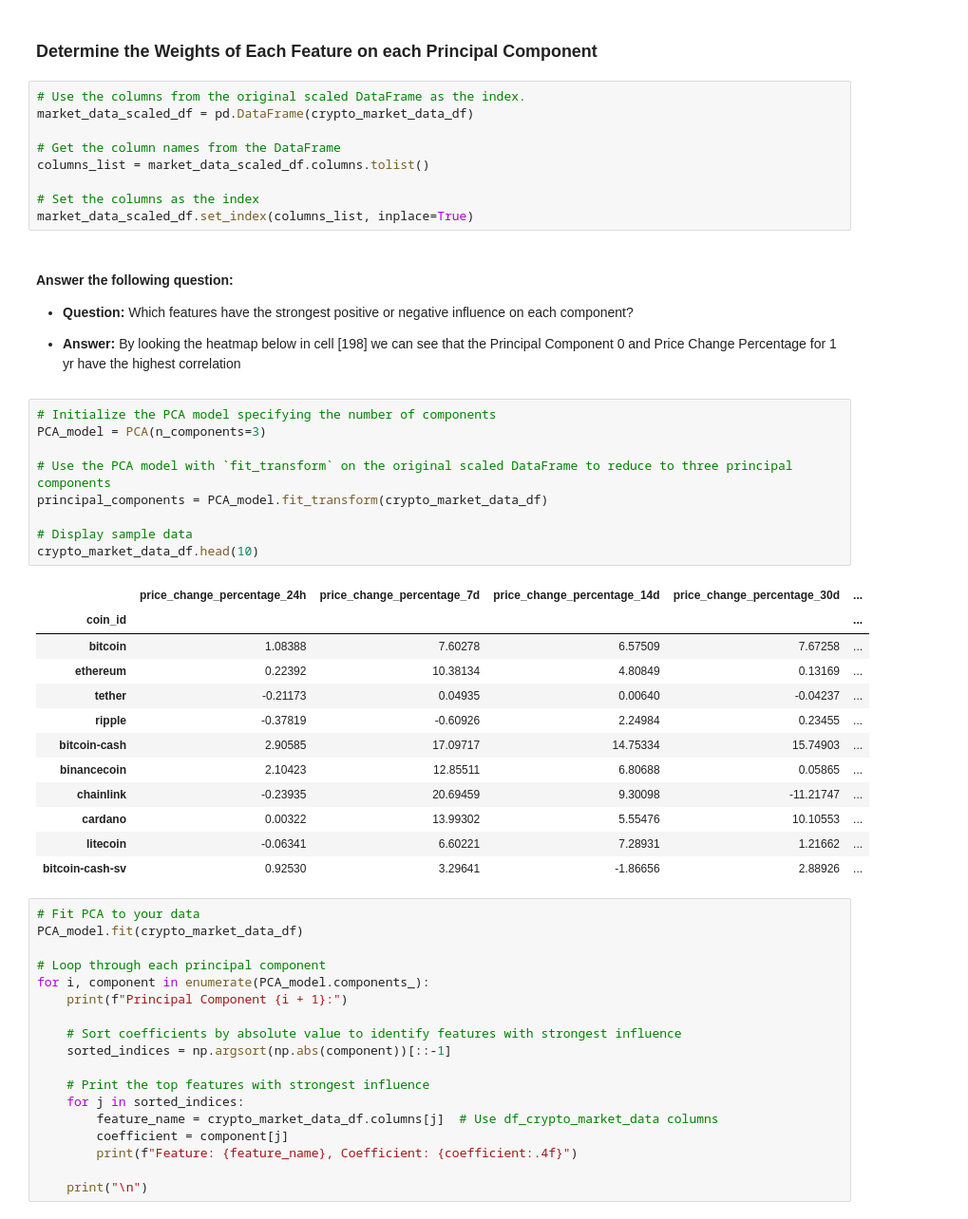
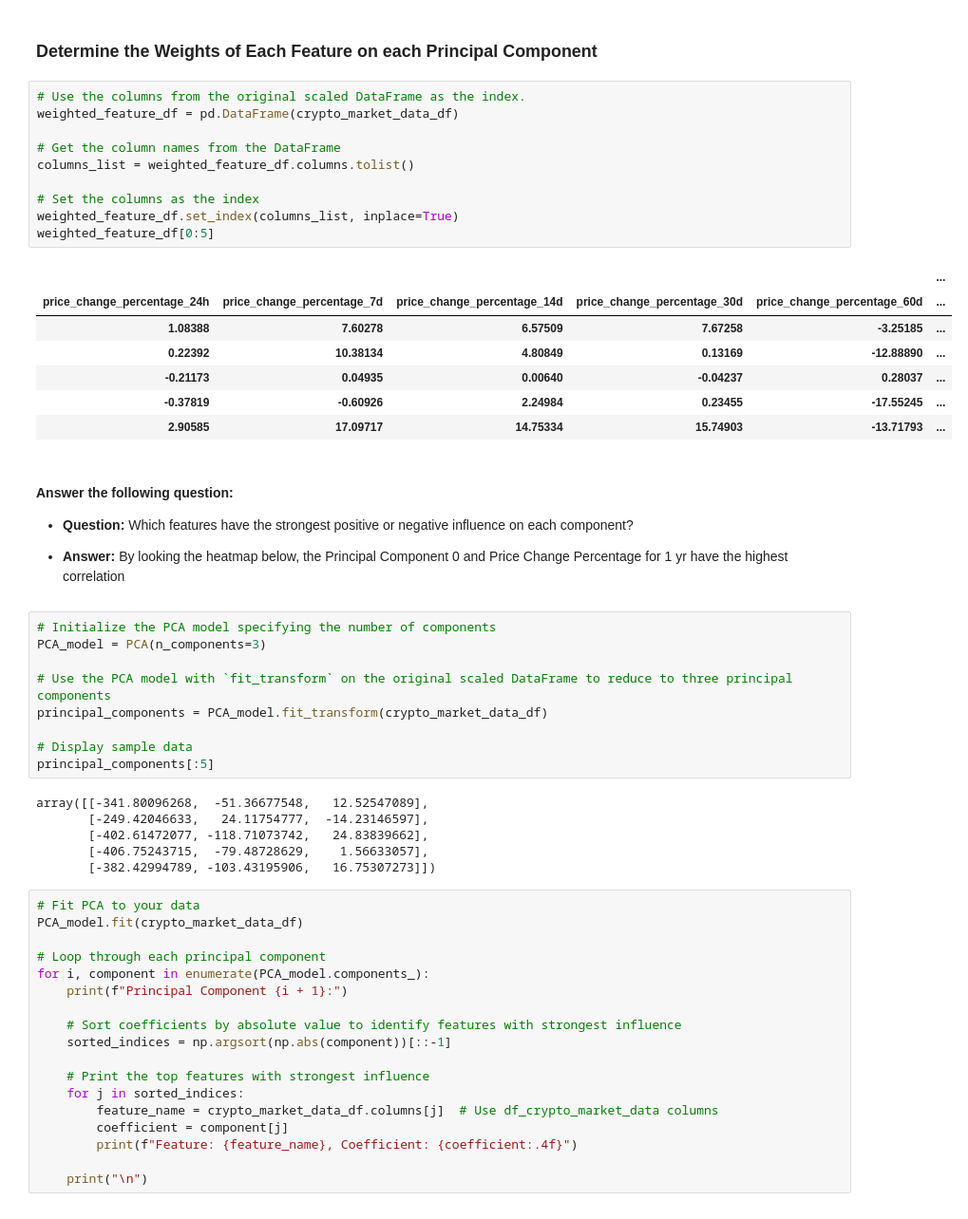
Before and after one commit to xraySMULu/CryptoClustering, a Jupyter notebook: Crypto_Clustering.ipynb, the cells around one changed output. Shown at 95% size. Saved outputs shown, nothing was run; the diff lists cells and outputs as text.

```diff
--- a/Crypto_Clustering.ipynb
+++ b/Crypto_Clustering.ipynb
@@ -412,19 +353,28 @@ cpy_pca_clusters_df.hvplot.scatter(
 ### Determine the Weights of Each Feature on each Principal Component
 # %%
 # Use the columns from the original scaled DataFrame as the index.
-market_data_scaled_df = pd.DataFrame(crypto_market_data_df)
+weighted_feature_df = pd.DataFrame(crypto_market_data_df)
 
 # Get the column names from the DataFrame
-columns_list = market_data_scaled_df.columns.tolist()
+columns_list = weighted_feature_df.columns.tolist()
 
 # Set the columns as the index
-market_data_scaled_df.set_index(columns_list, inplace=True)
+weighted_feature_df.set_index(columns_list, inplace=True)
+weighted_feature_df[0:5]
+# %% [output]
+|  |  |  |  |  | ... |
+| price_change_percentage_24h | price_change_percentage_7d | price_change_percentage_14d | price_change_percentage_30d | price_change_percentage_60d | ... |
+| 1.08388 | 7.60278 | 6.57509 | 7.67258 | -3.25185 | ... |
+| 0.22392 | 10.38134 | 4.80849 | 0.13169 | -12.88890 | ... |
+| -0.21173 | 0.04935 | 0.00640 | -0.04237 | 0.28037 | ... |
+| -0.37819 | -0.60926 | 2.24984 | 0.23455 | -17.55245 | ... |
+| 2.90585 | 17.09717 | 14.75334 | 15.74903 | -13.71793 | ... |
 # %% [markdown]
 #### Answer the following question:
 
 * **Question:** Which features have the strongest positive or negative influence on each component?
 
-* **Answer:** By looking the heatmap below in cell [198] we can see that the Principal Component 0 and Price Change Percentage for 1 yr have the highest correlation
+* **Answer:** By looking the heatmap below, the Principal Component 0 and Price Change Percentage for 1 yr have the highest correlation
 # %%
 # Initialize the PCA model specifying the number of components
 PCA_model = PCA(n_components=3)
@@ -433,20 +383,13 @@ PCA_model = PCA(n_components=3)
 principal_components = PCA_model.fit_transform(crypto_market_data_df)
 
 # Display sample data
-crypto_market_data_df.head(10)
+principal_components[:5]
 # %% [output]
-|  | price_change_percentage_24h | price_change_percentage_7d | price_change_percentage_14d | price_change_percentage_30d | ... |
-| coin_id |  |  |  |  | ... |
-| bitcoin | 1.08388 | 7.60278 | 6.57509 | 7.67258 | ... |
-| ethereum | 0.22392 | 10.38134 | 4.80849 | 0.13169 | ... |
-| tether | -0.21173 | 0.04935 | 0.00640 | -0.04237 | ... |
-| ripple | -0.37819 | -0.60926 | 2.24984 | 0.23455 | ... |
-| bitcoin-cash | 2.90585 | 17.09717 | 14.75334 | 15.74903 | ... |
-| binancecoin | 2.10423 | 12.85511 | 6.80688 | 0.05865 | ... |
-| chainlink | -0.23935 | 20.69459 | 9.30098 | -11.21747 | ... |
-| cardano | 0.00322 | 13.99302 | 5.55476 | 10.10553 | ... |
-| litecoin | -0.06341 | 6.60221 | 7.28931 | 1.21662 | ... |
-| bitcoin-cash-sv | 0.92530 | 3.29641 | -1.86656 | 2.88926 | ... |
+array([[-341.80096268,  -51.36677548,   12.52547089],
+       [-249.42046633,   24.11754777,  -14.23146597],
+       [-402.61472077, -118.71073742,   24.83839662],
+       [-406.75243715,  -79.48728629,    1.56633057],
+       [-382.42994789, -103.43195906,   16.75307273]])
 # %%
 # Fit PCA to your data
 PCA_model.fit(crypto_market_data_df)
```
Also changed, not shown: parts of 18 cells of this notebook.
